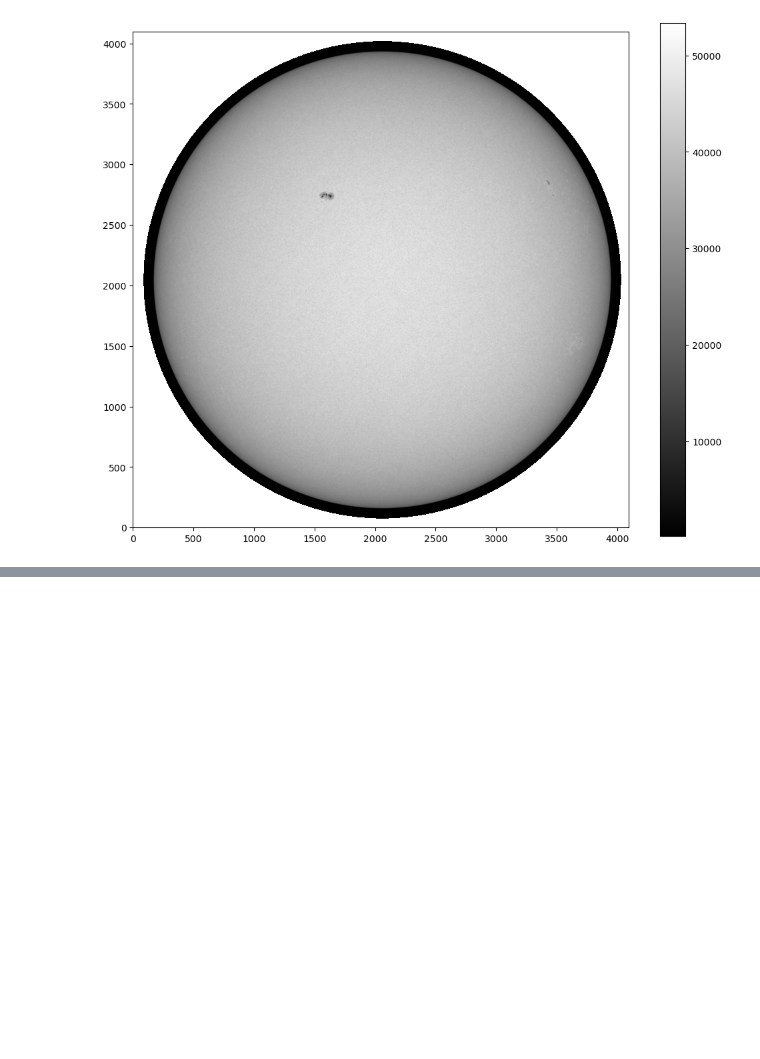
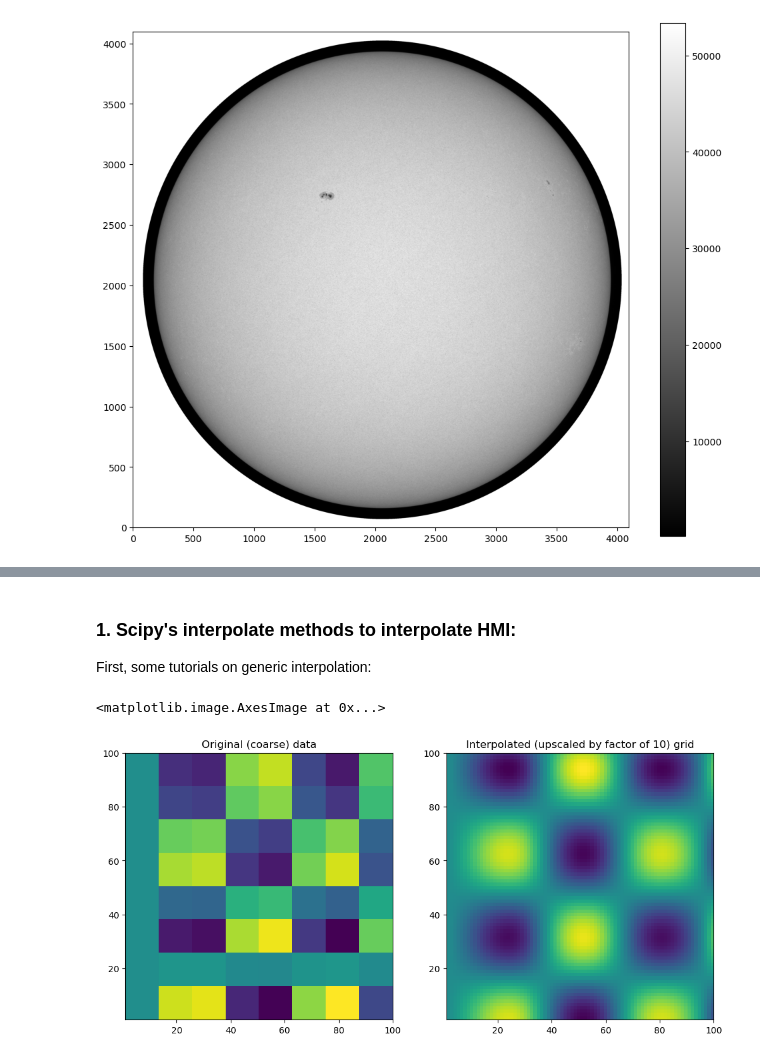
Before and after one commit to jameswcrowley/summer2026_mentoring, a Jupyter notebook: package_tutorial.ipynb, the cells around one changed output, grey strips where cells are left out. Saved outputs shown, nothing was run; the diff lists cells and outputs as text; code cells hidden in the pictures; blank space fills up the shorter version.

Commit message:
Addede a coordinate tutorial. Added 2 tutorials to package_tutorial, one on scipy minimize and one on scipy interpolate.

```diff
--- a/package_tutorial.ipynb
+++ b/package_tutorial.ipynb
@@ -326,0 +335,4 @@ plt.colorbar()
+# %% [markdown]
+### 1. Scipy's interpolate methods to interpolate HMI:
+
+First, some tutorials on generic interpolation:
@@ -326,0 +341,35 @@ plt.colorbar()
+# %%
+n_coarse = 8
+
+x_coarse = np.linspace(1, 100, n_coarse)
+y_coarse = np.linspace(1, 100, n_coarse)
+
+X_coarse, Y_coarse = np.meshgrid(x_coarse, y_coarse, indexing='ij')
+
+
+T = 10
+Z = np.cos(X_coarse / T) * np.sin(Y_coarse //T)
+
+
+plt.figure(figsize = [12, 8])
+plt.subplot(1,2,1)
+plt.title('Original (coarse) data')
+plt.imshow(Z, extent=[x_coarse[0], x_coarse[-1], y_coarse[0], y_coarse[-1]], origin='lower')
+
+scale_factor = 10
+
+x_fine = np.linspace(1, 100, n_coarse * scale_factor)
+y_fine = np.linspace(1, 100, n_coarse * scale_factor)
+
+X_fine, Y_fine = np.meshgrid(x_fine, y_fine, indexing='ij')
+
+# This method NEEDS a regular grid to interpolate onto
+interpolator_setup = inter.RegularGridInterpolator((x_coarse, y_coarse), Z, method='cubic')
+Z_fine = interpolator_setup((X_fine, Y_fine))
+
+plt.subplot(1,2,2)
+plt.title(f'Interpolated (upscaled by factor of {scale_factor}) grid')
+plt.imshow(Z_fine, extent=[x_coarse[0], x_coarse[-1], y_coarse[0], y_coarse[-1]], origin='lower')
+# %% [output]
+<matplotlib.image.AxesImage at 0x...>
+[figure, added]
```
Also changed, not shown: parts of 19 cells of this notebook, 1 other file.
